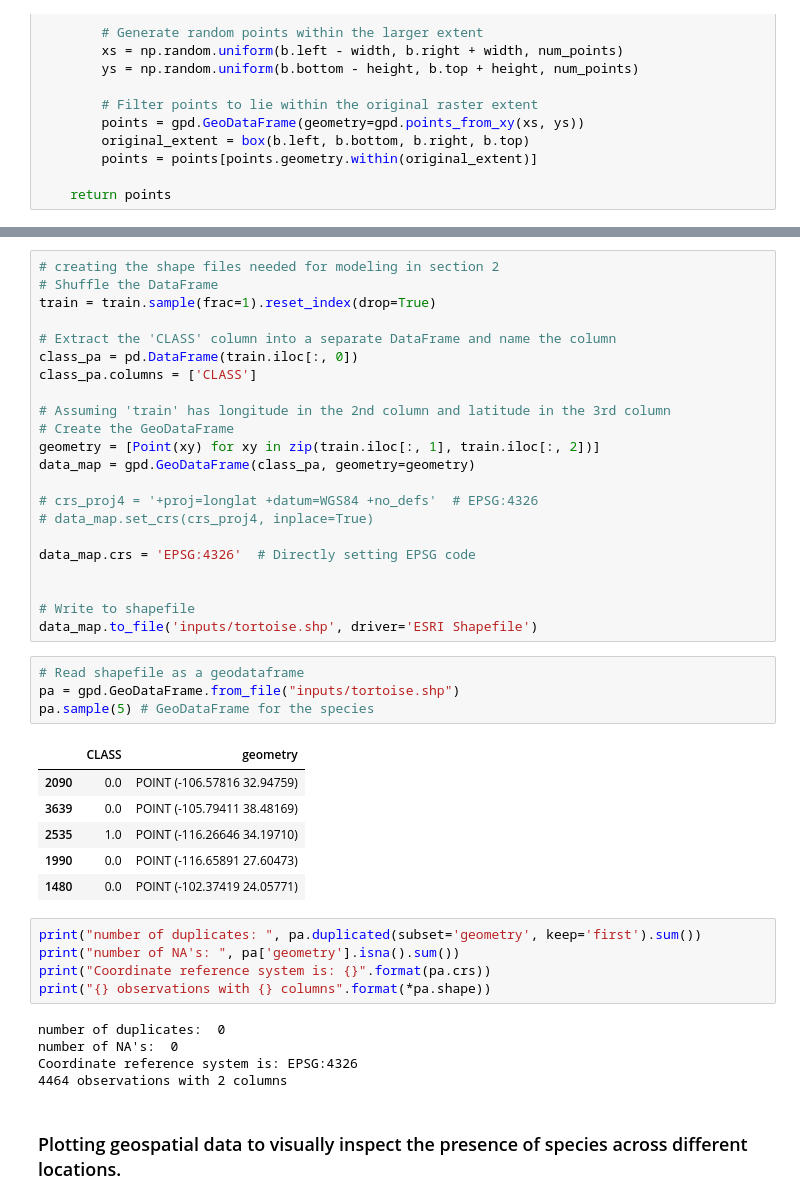
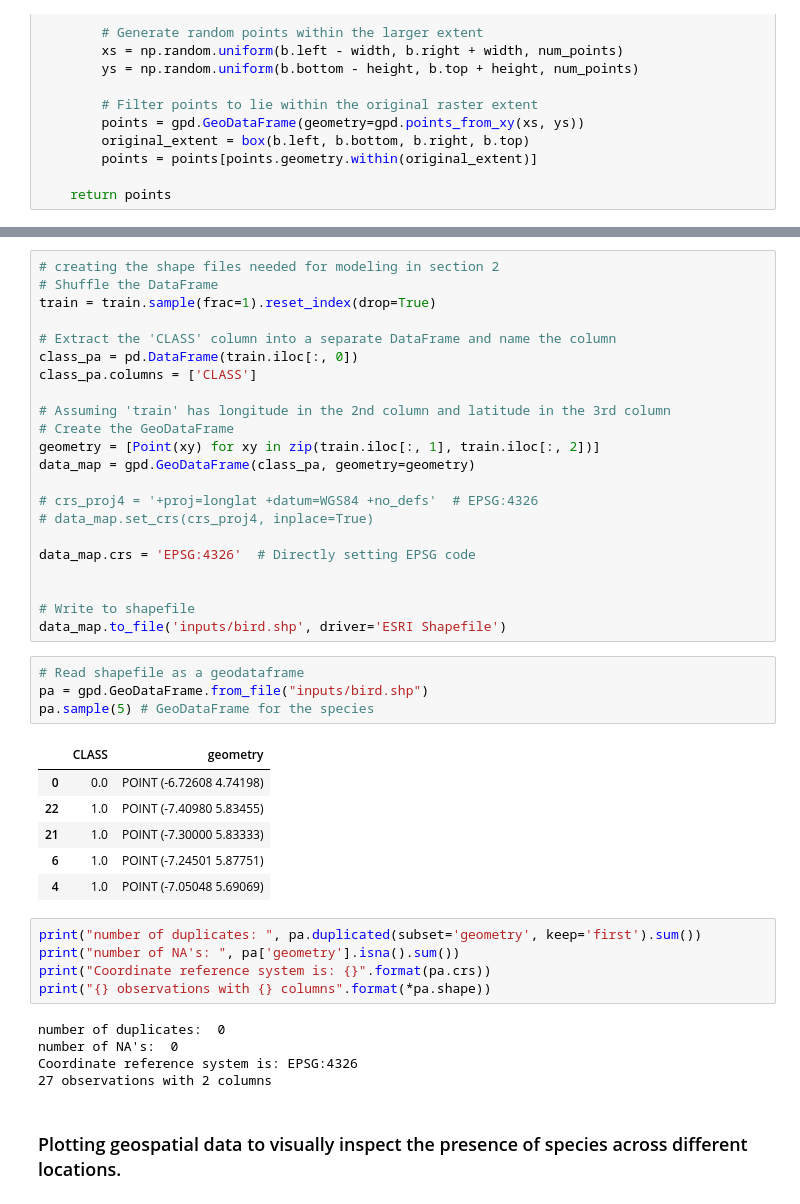
Before and after one commit to kefxiao953/biodiversity_app, a Jupyter notebook: annotated_presence_absence_bird.ipynb, the cells around one changed output, grey strips where cells are left out. Drawn from its saved outputs; the diff is of its cells as text.

```diff
--- a/annotated_presence_absence_bird.ipynb
+++ b/annotated_presence_absence_bird.ipynb
@@ -377,18 +381,18 @@ data_map.crs = 'EPSG:4326'  # Directly setting EPSG code
 
 
 # Write to shapefile
-data_map.to_file('inputs/tortoise.shp', driver='ESRI Shapefile')
+data_map.to_file('inputs/bird.shp', driver='ESRI Shapefile')
 # %%
 # Read shapefile as a geodataframe
-pa = gpd.GeoDataFrame.from_file("inputs/tortoise.shp")
+pa = gpd.GeoDataFrame.from_file("inputs/bird.shp")
 pa.sample(5) # GeoDataFrame for the species
 # %% [output]
 |  | CLASS | geometry |
-| 2090 | 0.0 | POINT (-106.57816 32.94759) |
-| 3639 | 0.0 | POINT (-105.79411 38.48169) |
-| 2535 | 1.0 | POINT (-116.26646 34.19710) |
-| 1990 | 0.0 | POINT (-116.65891 27.60473) |
-| 1480 | 0.0 | POINT (-102.37419 24.05771) |
+| 0 | 0.0 | POINT (-6.72608 4.74198) |
+| 22 | 1.0 | POINT (-7.40980 5.83455) |
+| 21 | 1.0 | POINT (-7.30000 5.83333) |
+| 6 | 1.0 | POINT (-7.24501 5.87751) |
+| 4 | 1.0 | POINT (-7.05048 5.69069) |
 # %%
 print("number of duplicates: ", pa.duplicated(subset='geometry', keep='first').sum())
 print("number of NA's: ", pa['geometry'].isna().sum())
@@ -398,7 +402,7 @@ print("{} observations with {} columns".format(*pa.shape))
 number of duplicates:  0
 number of NA's:  0
 Coordinate reference system is: EPSG:4326
-4464 observations with 2 columns
+27 observations with 2 columns
 # %% [markdown]
 ### Plotting geospatial data to visually inspect the presence of species across different locations.
 # %%
```
Also changed, not shown: parts of 20 cells of this notebook, 2 other files.
